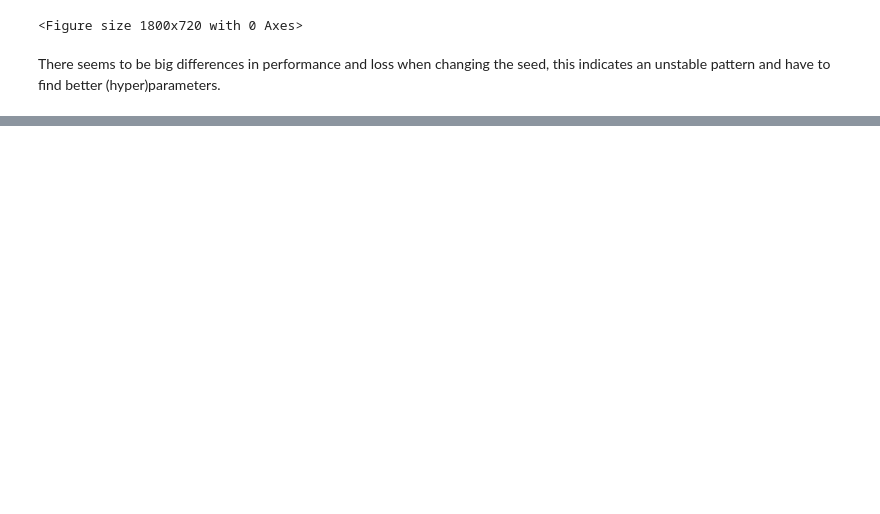
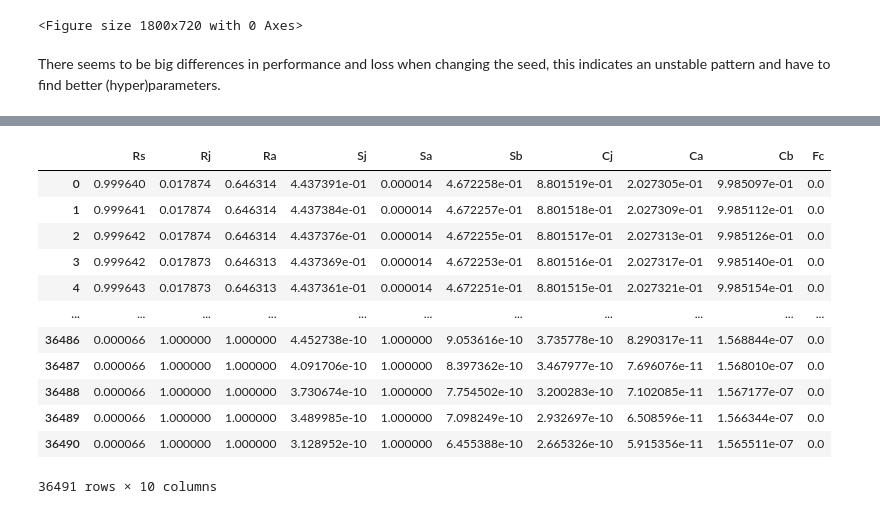
Before and after one commit to roosdraaijer/thesis, a Jupyter notebook: MSc Thesis 1.ipynb, the cells around one changed output, grey strips where cells are left out. Drawn from its saved outputs; the diff is of its cells as text; code cells hidden in the pictures; blank space fills up the shorter version.

```diff
--- a/MSc Thesis 1.ipynb
+++ b/MSc Thesis 1.ipynb
@@ -746,0 +769,33 @@ There seems to be big differences in performance and loss when changing the seed
+# %%
+from sklearn.preprocessing import MinMaxScaler
+
+# Normalize data with min-max normalization
+scaler = MinMaxScaler()
+ebt_scaled = scaler.fit_transform(ebt[['Rs', 'Rj', 'Ra',
+                                       'Sj', 'Sa', 'Sb',
+                                       'Cj', 'Ca', 'Cb',
+                                       'Fc']])
+
+# Write scaled data to DataFrame
+labels = ['Rs', 'Rj', 'Ra',
+          'Sj', 'Sa', 'Sb',
+          'Cj', 'Ca', 'Cb',
+          'Fc']
+ebt_scaled = pd.DataFrame(ebt_scaled, columns = labels)
+
+# Check the scaled DataFrame
+ebt_scaled.head(-10)
+# %% [output]
+|  | Rs | Rj | Ra | Sj | Sa | Sb | Cj | Ca | Cb | Fc |
+| 0 | 0.999640 | 0.017874 | 0.646314 | 4.437391e-01 | 0.000014 | 4.672258e-01 | 8.801519e-01 | 2.027305e-01 | 9.985097e-01 | 0.0 |
+| 1 | 0.999641 | 0.017874 | 0.646314 | 4.437384e-01 | 0.000014 | 4.672257e-01 | 8.801518e-01 | 2.027309e-01 | 9.985112e-01 | 0.0 |
+| 2 | 0.999642 | 0.017874 | 0.646314 | 4.437376e-01 | 0.000014 | 4.672255e-01 | 8.801517e-01 | 2.027313e-01 | 9.985126e-01 | 0.0 |
+| 3 | 0.999642 | 0.017873 | 0.646313 | 4.437369e-01 | 0.000014 | 4.672253e-01 | 8.801516e-01 | 2.027317e-01 | 9.985140e-01 | 0.0 |
+| 4 | 0.999643 | 0.017873 | 0.646313 | 4.437361e-01 | 0.000014 | 4.672251e-01 | 8.801515e-01 | 2.027321e-01 | 9.985154e-01 | 0.0 |
+| ... | ... | ... | ... | ... | ... | ... | ... | ... | ... | ... |
+| 36486 | 0.000066 | 1.000000 | 1.000000 | 4.452738e-10 | 1.000000 | 9.053616e-10 | 3.735778e-10 | 8.290317e-11 | 1.568844e-07 | 0.0 |
+| 36487 | 0.000066 | 1.000000 | 1.000000 | 4.091706e-10 | 1.000000 | 8.397362e-10 | 3.467977e-10 | 7.696076e-11 | 1.568010e-07 | 0.0 |
+| 36488 | 0.000066 | 1.000000 | 1.000000 | 3.730674e-10 | 1.000000 | 7.754502e-10 | 3.200283e-10 | 7.102085e-11 | 1.567177e-07 | 0.0 |
+| 36489 | 0.000066 | 1.000000 | 1.000000 | 3.489985e-10 | 1.000000 | 7.098249e-10 | 2.932697e-10 | 6.508596e-11 | 1.566344e-07 | 0.0 |
+| 36490 | 0.000066 | 1.000000 | 1.000000 | 3.128952e-10 | 1.000000 | 6.455388e-10 | 2.665326e-10 | 5.915356e-11 | 1.565511e-07 | 0.0 |
+36491 rows × 10 columns
```
Also changed, not shown: parts of 15 cells of this notebook, 3 other files.
